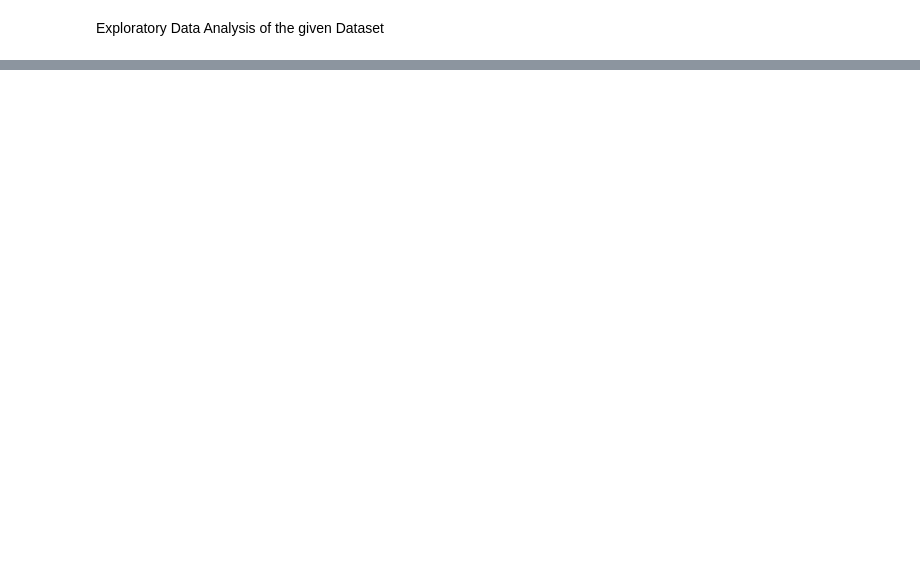
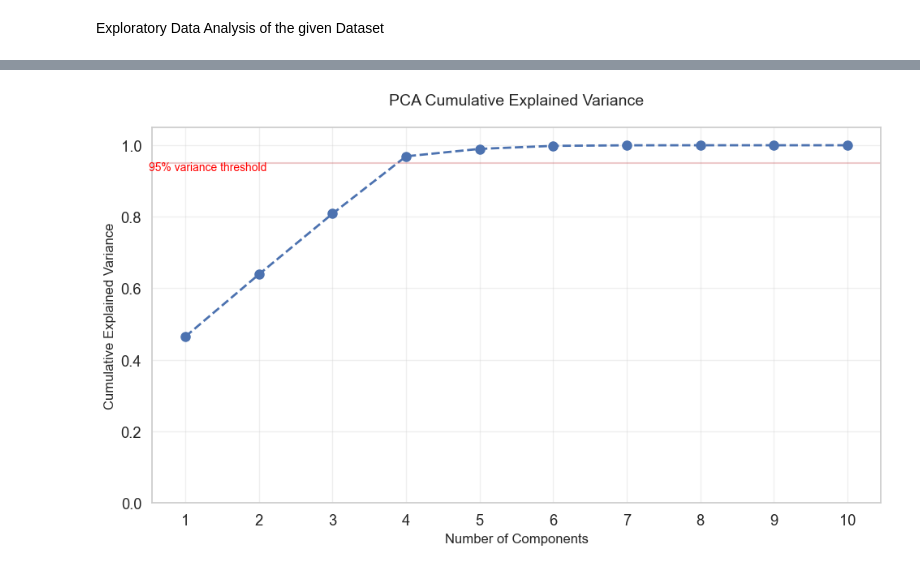
Before and after one commit to Dhairya-A-Mehra/DSBI, a Jupyter notebook: main.ipynb, the cells around one changed output, grey strips where cells are left out. Drawn from its saved outputs; the diff is of its cells as text; code cells hidden in the pictures; blank space fills up the shorter version.

```diff
--- a/main.ipynb
+++ b/main.ipynb
@@ -754,0 +767,83 @@ KNN Regressor Mean Squared Error: 88223587462093.06
+# %%
+import numpy as np
+import matplotlib.pyplot as plt
+from sklearn.impute import SimpleImputer
+from sklearn.preprocessing import StandardScaler, OneHotEncoder
+from sklearn.decomposition import PCA
+from sklearn.compose import ColumnTransformer
+from sklearn.pipeline import Pipeline
+
+def perform_pca_analysis(X, numeric_cols=None, categorical_cols=None, n_components=10):
+    """
+    Perform PCA with proper handling of numeric and categorical data
+
+    Parameters:
+        X : Input data (pandas DataFrame)
+        numeric_cols : List of numeric column names
+        categorical_cols : List of categorical column names
+        n_components : Number of PCA components to compute
+    """
+    # Create preprocessing pipelines
+    numeric_transformer = Pipeline([
+        ('imputer', SimpleImputer(strategy='mean')),
+        ('scaler', StandardScaler())
+    ])
+
+    categorical_transformer = Pipeline([
+        ('imputer', SimpleImputer(strategy='most_frequent')),
+        ('encoder', OneHotEncoder(handle_unknown='ignore'))
+    ])
+
+    # Combine preprocessing steps
+    preprocessor = ColumnTransformer([
+        ('num', numeric_transformer, numeric_cols),
+        ('cat', categorical_transformer, categorical_cols)
+    ])
+
+    # Apply preprocessing
+    X_processed = preprocessor.fit_transform(X)
+
+    # 3. Apply PCA (auto-adjust components if too many requested)
+    n_components = min(n_components, X_processed.shape[1])
+    pca = PCA(n_components=n_components)
+    X_pca = pca.fit_transform(X_processed)
+
+    # 4. Plot explained variance
+    plt.figure(figsize=(10, 6))
+    plt.plot(range(1, n_components+1),
+             np.cumsum(pca.explained_variance_ratio_),
+             marker='o',
+             linestyle='--',
+             color='b',
+             markersize=8,
+             linewidth=2)
+
+    # Add threshold lines and annotations
+    plt.axhline(y=0.95, color='r', linestyle='-', alpha=0.3)
+    plt.text(0.5, 0.93, '95% variance threshold', color='red', fontsize=10)
+
+    # Formatting
+    plt.title('PCA Cumulative Explained Variance', pad=20, fontsize=14)
+    plt.xlabel('Number of Components', fontsize=12)
+    plt.ylabel('Cumulative Explained Variance', fontsize=12)
+    plt.grid(True, alpha=0.3)
+    plt.xticks(range(1, n_components+1))
+    plt.ylim(0, 1.05)
+
+    plt.tight_layout()
+    plt.show()
+
+    # Print key metrics
+    print(f"Total features: {X_processed.shape[1]}")
+    print(f"Components needed for 95% variance: {np.argmax(np.cumsum(pca.explained_variance_ratio_) >= 0.95) + 1}")
+    print(f"Total variance with {n_components} components: {np.cumsum(pca.explained_variance_ratio_)[-1]:.1%}")
+
+    return X_pca, pca
+
+# Usage example:
+# Assuming df is your pandas DataFrame with both numeric and categorical columns
+# numeric_cols = list of your numeric column names
+# categorical_cols = list of your categorical column names
+X_pca, pca_model = perform_pca_analysis(df, numeric_cols=numeric_cols, categorical_cols=categorical_cols, n_components=10)
+# %% [output]
+[figure, added]
```
Also changed, not shown: parts of 22 cells of this notebook, 3 other files.
